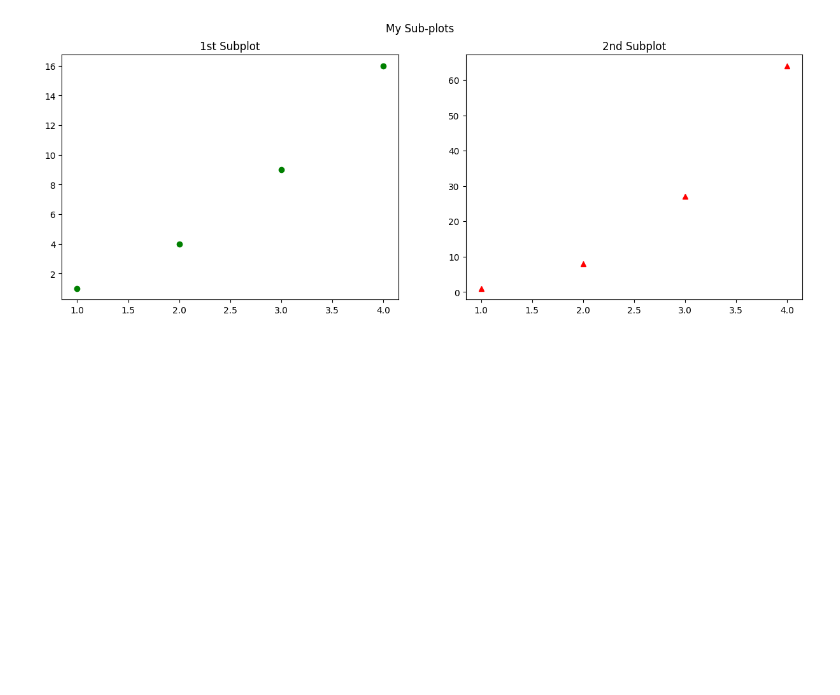
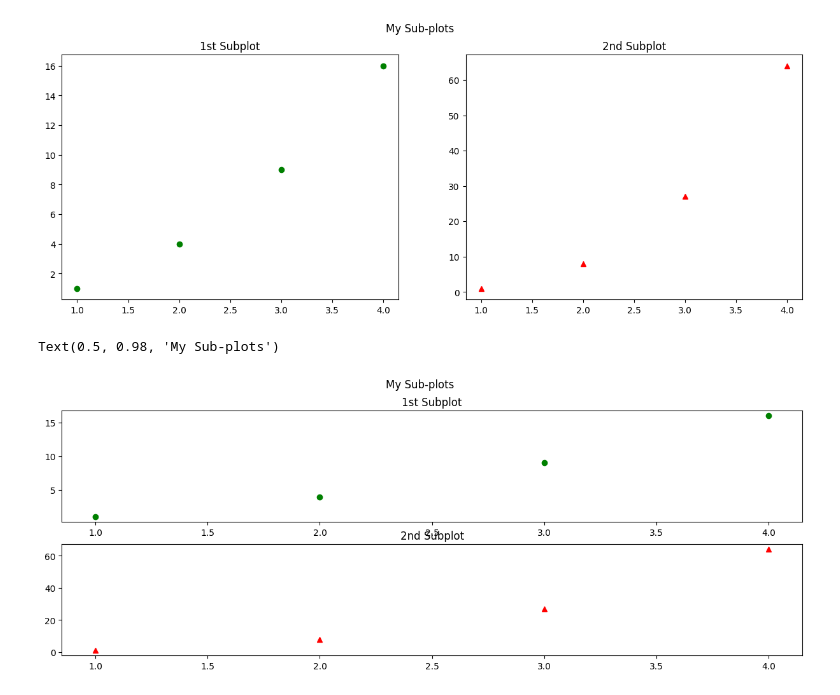
Before and after one commit to gr8bipin/python_basics_finance, a Jupyter notebook: matplotlib_for_python.ipynb, the cells around one changed output. Saved outputs shown, nothing was run; the diff lists cells and outputs as text; code cells hidden in the pictures; blank space fills up the shorter version.

```diff
--- a/matplotlib_for_python.ipynb
+++ b/matplotlib_for_python.ipynb
@@ -334,0 +339,12 @@ Text(0.5, 0.98, 'My Sub-plots')
+# %%
+plt.figure(figsize= (15, 5))
+plt.subplot(2, 1, 1) # --- the 1, 2, 1 indicates 1 row 2 column position 1
+plt.plot([1, 2, 3, 4], [1, 4, 9, 16], "go")
+plt.title("1st Subplot")
+plt.subplot(2, 1, 2) # --- the 1, 2, 1 indicates 1 row 2 column position 1
+plt.plot(x, y, "r^")
+plt.title("2nd Subplot")
+plt.suptitle("My Sub-plots")
+# %% [output]
+Text(0.5, 0.98, 'My Sub-plots')
+[figure, added]
```
Also changed, not shown: parts of 9 cells of this notebook.
